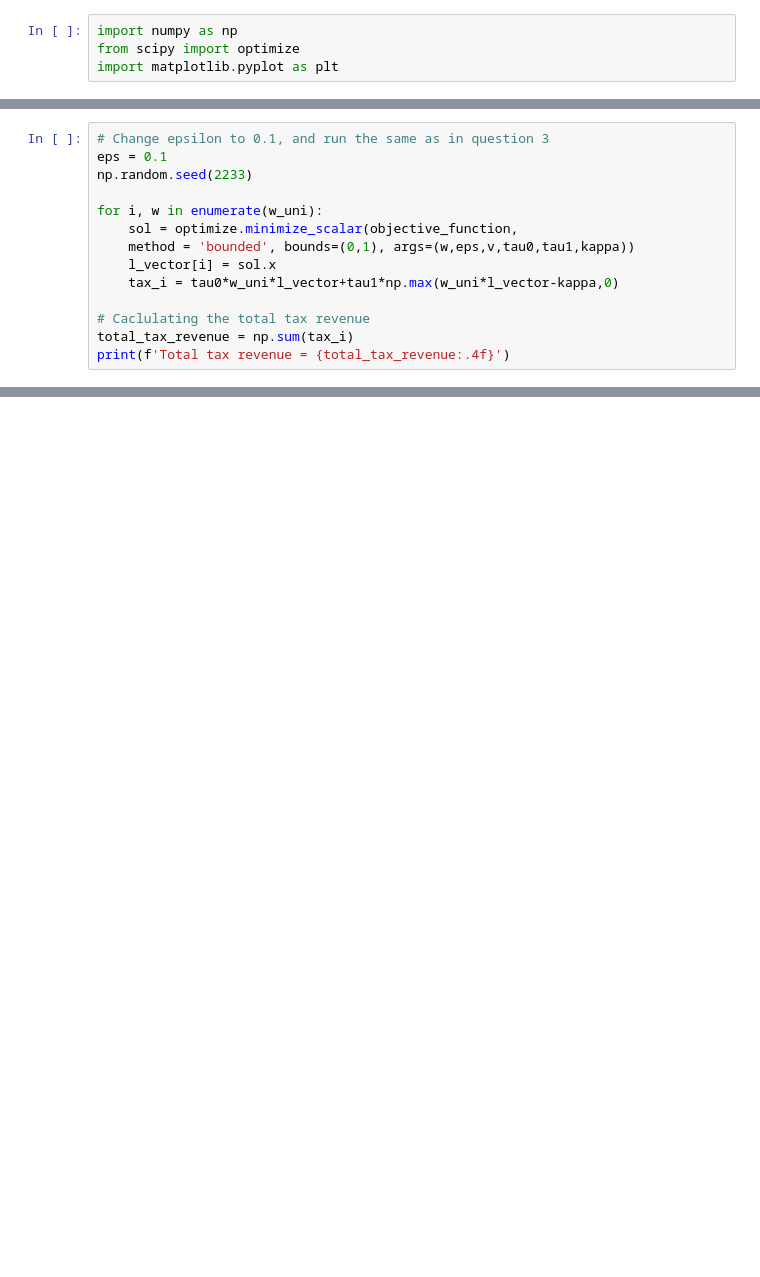
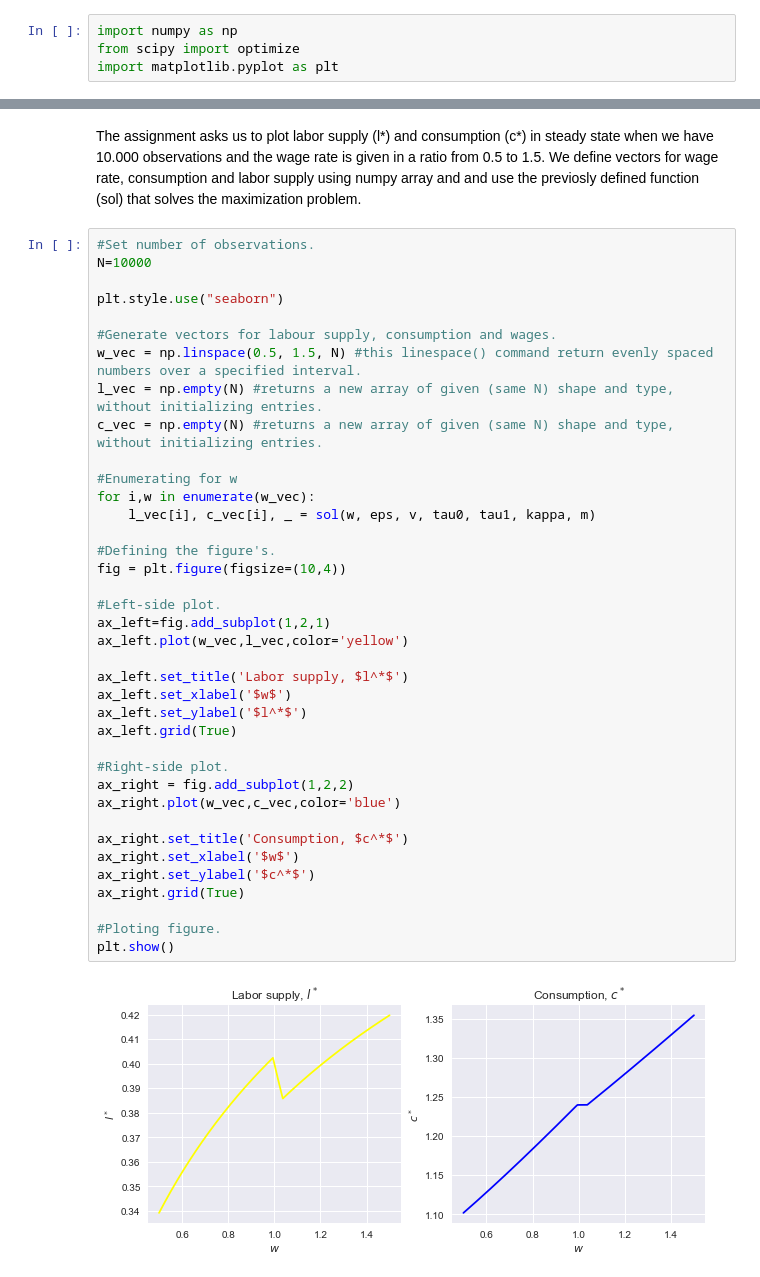
Before and after one commit to NumEconCopenhagen/projects-2020-group-60, a Jupyter notebook: inauguralproject/inauguralproject.ipynb, the cells around one changed output, grey strips where cells are left out. Drawn from its saved outputs; the diff is of its cells as text; blank space fills up the shorter version.

```diff
--- a/inauguralproject/inauguralproject.ipynb
+++ b/inauguralproject/inauguralproject.ipynb
@@ -114,14 +15,0 @@ Question 4:
-# %%
-# Change epsilon to 0.1, and run the same as in question 3
-eps = 0.1
-np.random.seed(2233)
-
-for i, w in enumerate(w_uni):
-    sol = optimize.minimize_scalar(objective_function,
-    method = 'bounded', bounds=(0,1), args=(w,eps,v,tau0,tau1,kappa))
-    l_vector[i] = sol.x
-    tax_i = tau0*w_uni*l_vector+tau1*np.max(w_uni*l_vector-kappa,0)
-
-# Caclulating the total tax revenue
-total_tax_revenue = np.sum(tax_i)
-print(f'Total tax revenue = {total_tax_revenue:.4f}')
@@ -183,0 +68,42 @@ In the assignment we found that a additional tax rate over and upper income brac
+# %% [markdown]
+The assignment asks us to plot labor supply (l*) and consumption (c*) in steady state when we have 10.000 observations and the wage rate is given in a ratio from 0.5 to 1.5. We define vectors for wage rate, consumption and labor supply using numpy array and and use the previosly defined function (sol) that solves the maximization problem.
+# %%
+#Set number of observations.
+N=10000
+
+plt.style.use("seaborn")
+
+#Generate vectors for labour supply, consumption and wages.
+w_vec = np.linspace(0.5, 1.5, N) #this linespace() command return evenly spaced numbers over a specified interval.
+l_vec = np.empty(N) #returns a new array of given (same N) shape and type, without initializing entries.
+c_vec = np.empty(N) #returns a new array of given (same N) shape and type, without initializing entries.
+
+#Enumerating for w
+for i,w in enumerate(w_vec):
+    l_vec[i], c_vec[i], _ = sol(w, eps, v, tau0, tau1, kappa, m)
+
+#Defining the figure's.
+fig = plt.figure(figsize=(10,4))
+
+#Left-side plot.
+ax_left=fig.add_subplot(1,2,1)
+ax_left.plot(w_vec,l_vec,color='yellow')
+
+ax_left.set_title('Labor supply, $l^*$')
+ax_left.set_xlabel('$w$')
+ax_left.set_ylabel('$l^*$')
+ax_left.grid(True)
+
+#Right-side plot.
+ax_right = fig.add_subplot(1,2,2)
+ax_right.plot(w_vec,c_vec,color='blue')
+
+ax_right.set_title('Consumption, $c^*$')
+ax_right.set_xlabel('$w$')
+ax_right.set_ylabel('$c^*$')
+ax_right.grid(True)
+
+#Ploting figure.
+plt.show()
+# %% [output]
+[figure, added]
```
Also changed, not shown: parts of 42 cells of this notebook.
